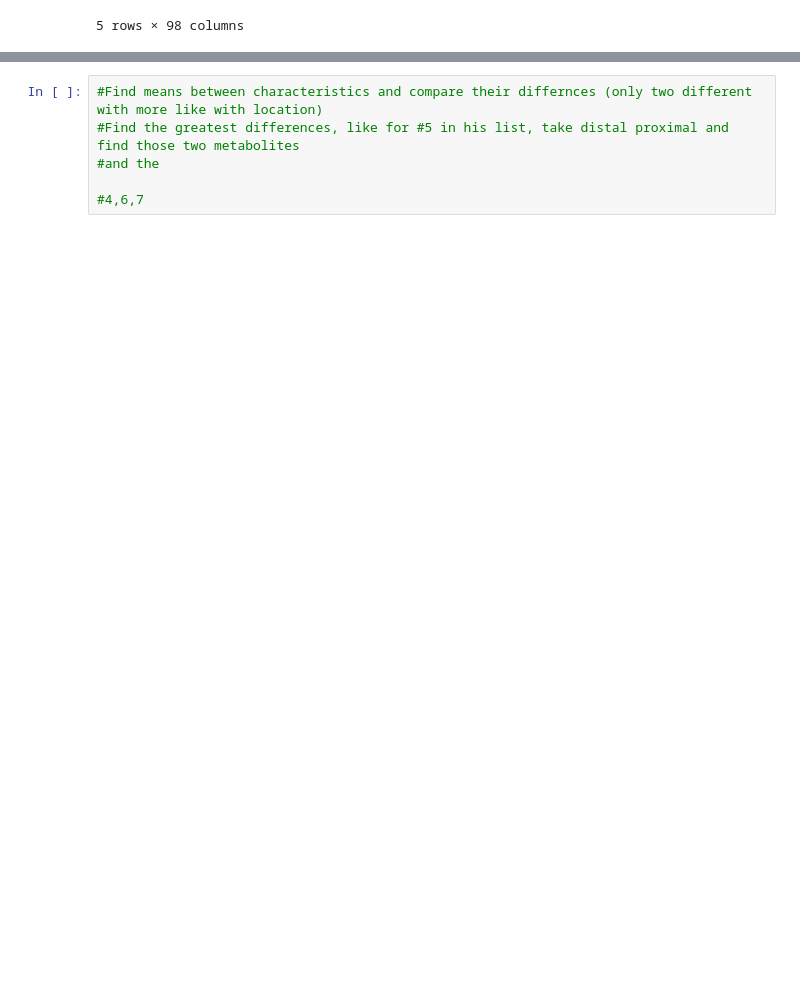
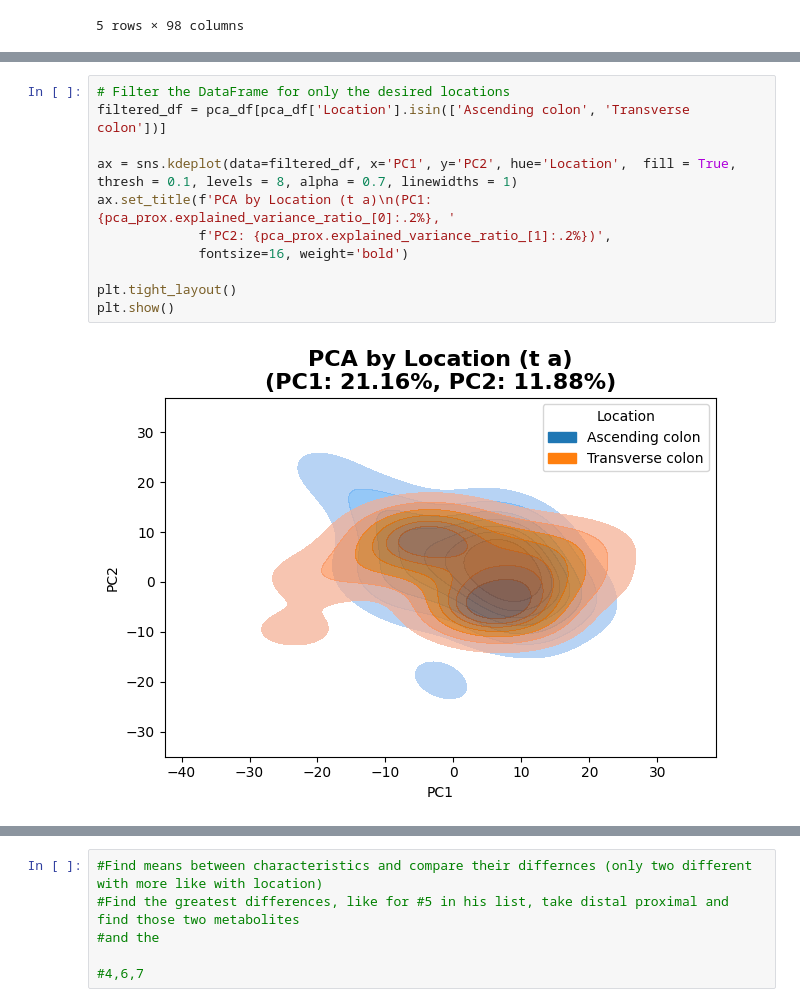
Before and after one commit to CadenBold/intestinal-omics, a Jupyter notebook: working.ipynb, the cells around one changed output, grey strips where cells are left out. Drawn from its saved outputs; the diff is of its cells as text; blank space fills up the shorter version.

```diff
--- a/working.ipynb
+++ b/working.ipynb
@@ -764,0 +731,13 @@ dtype: float64
+# %%
+# Filter the DataFrame for only the desired locations
+filtered_df = pca_df[pca_df['Location'].isin(['Ascending colon', 'Transverse colon'])]
+
+ax = sns.kdeplot(data=filtered_df, x='PC1', y='PC2', hue='Location',  fill = True, thresh = 0.1, levels = 8, alpha = 0.7, linewidths = 1)
+ax.set_title(f'PCA by Location (t a)\n(PC1: {pca_prox.explained_variance_ratio_[0]:.2%}, '
+             f'PC2: {pca_prox.explained_variance_ratio_[1]:.2%})',
+             fontsize=16, weight='bold')
+
+plt.tight_layout()
+plt.show()
+# %% [output]
+[figure, added]
```
Also changed, not shown: parts of 8 cells of this notebook.
